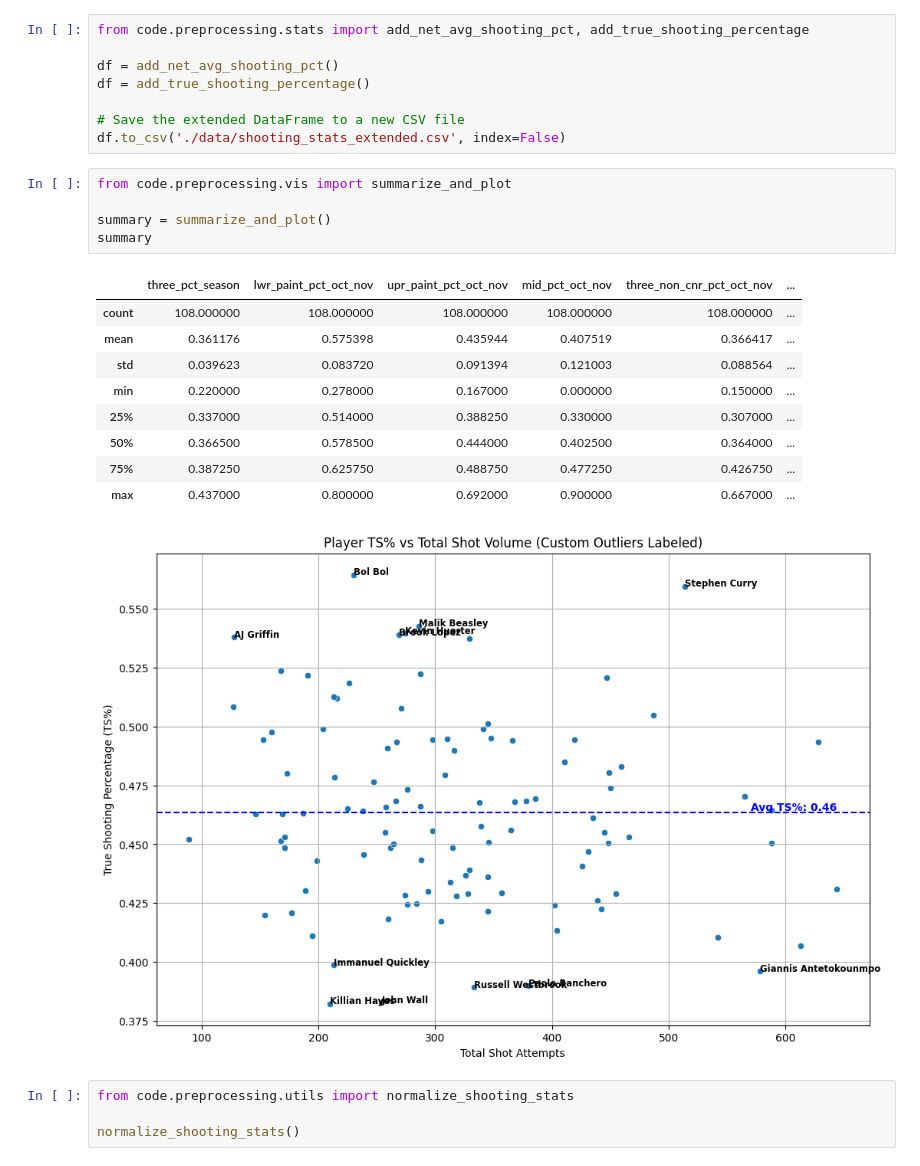
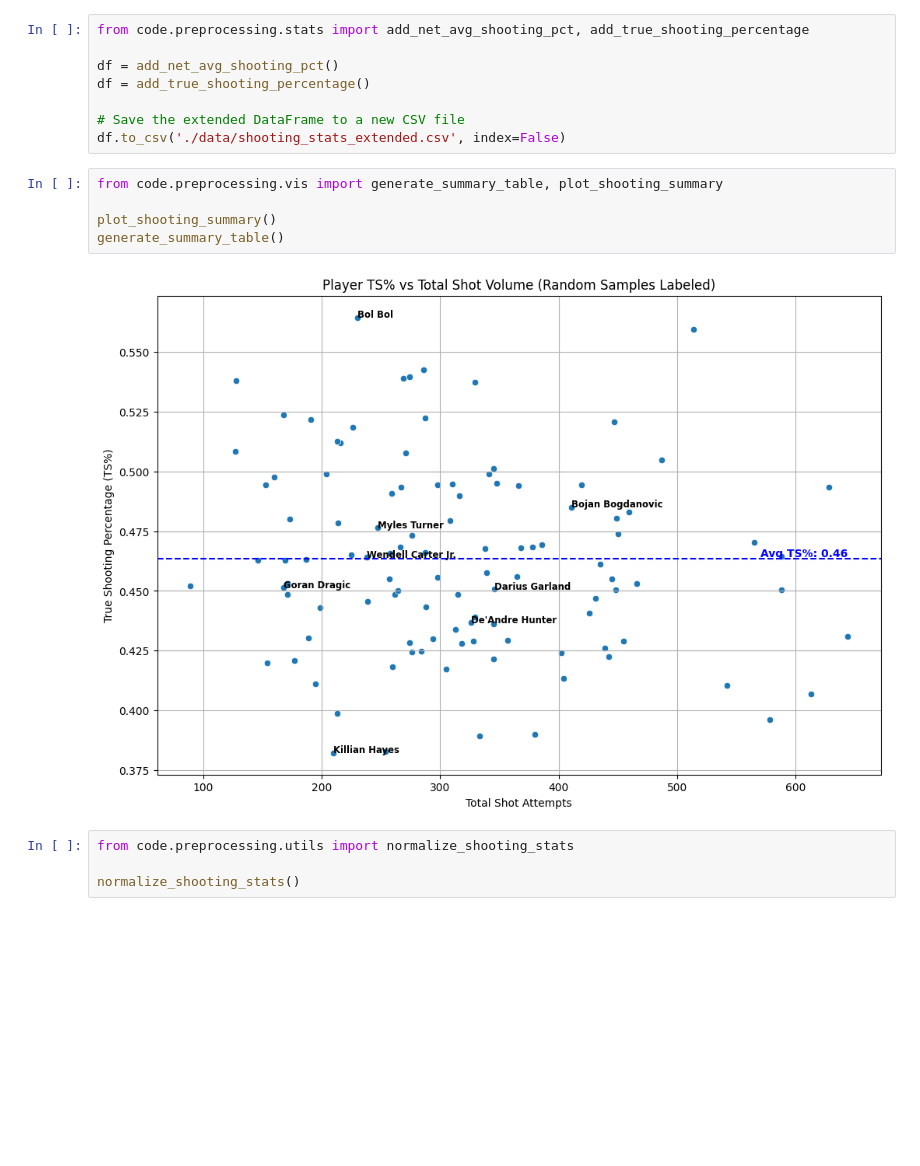
Before and after one commit to dkStephanos/3pp-predictions, a Jupyter notebook: main.ipynb, the cells around one changed output. Drawn from its saved outputs; the diff is of its cells as text; blank space fills up the shorter version.

```diff
--- a/main.ipynb
+++ b/main.ipynb
@@ -7,21 +7,12 @@ df = add_true_shooting_percentage()
 # Save the extended DataFrame to a new CSV file
 df.to_csv('./data/shooting_stats_extended.csv', index=False)
 # %%
-from code.preprocessing.vis import summarize_and_plot
+from code.preprocessing.vis import generate_summary_table, plot_shooting_summary
 
-summary = summarize_and_plot()
-summary
+plot_shooting_summary()
+generate_summary_table()
 # %% [output]
-|  | three_pct_season | lwr_paint_pct_oct_nov | upr_paint_pct_oct_nov | mid_pct_oct_nov | three_non_cnr_pct_oct_nov | ... |
-| count | 108.000000 | 108.000000 | 108.000000 | 108.000000 | 108.000000 | ... |
-| mean | 0.361176 | 0.575398 | 0.435944 | 0.407519 | 0.366417 | ... |
-| std | 0.039623 | 0.083720 | 0.091394 | 0.121003 | 0.088564 | ... |
-| min | 0.220000 | 0.278000 | 0.167000 | 0.000000 | 0.150000 | ... |
-| 25% | 0.337000 | 0.514000 | 0.388250 | 0.330000 | 0.307000 | ... |
-| 50% | 0.366500 | 0.578500 | 0.444000 | 0.402500 | 0.364000 | ... |
-| 75% | 0.387250 | 0.625750 | 0.488750 | 0.477250 | 0.426750 | ... |
-| max | 0.437000 | 0.800000 | 0.692000 | 0.900000 | 0.667000 | ... |
-[figure, old version]
+[figure, new version]
 # %%
 from code.preprocessing.utils import normalize_shooting_stats
 
```
Also changed, not shown: 1 other file.
